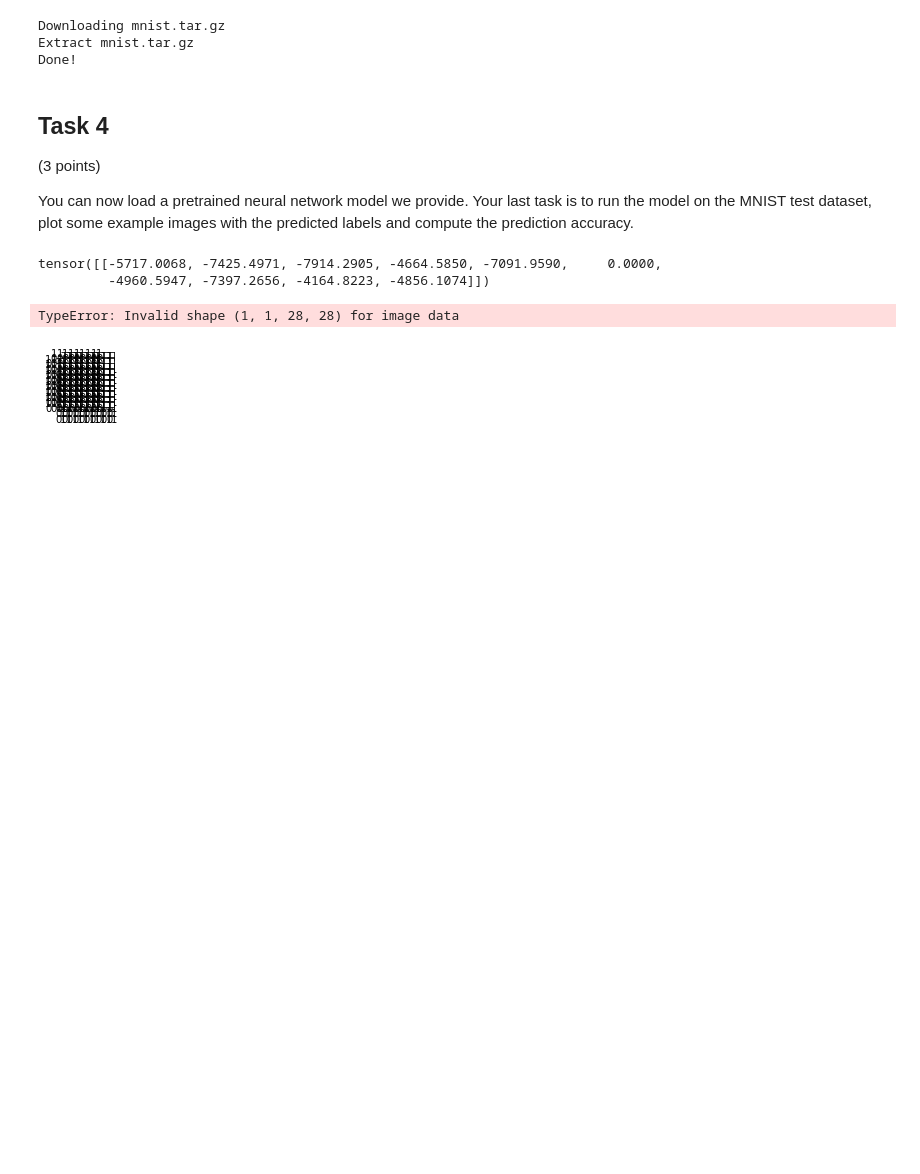
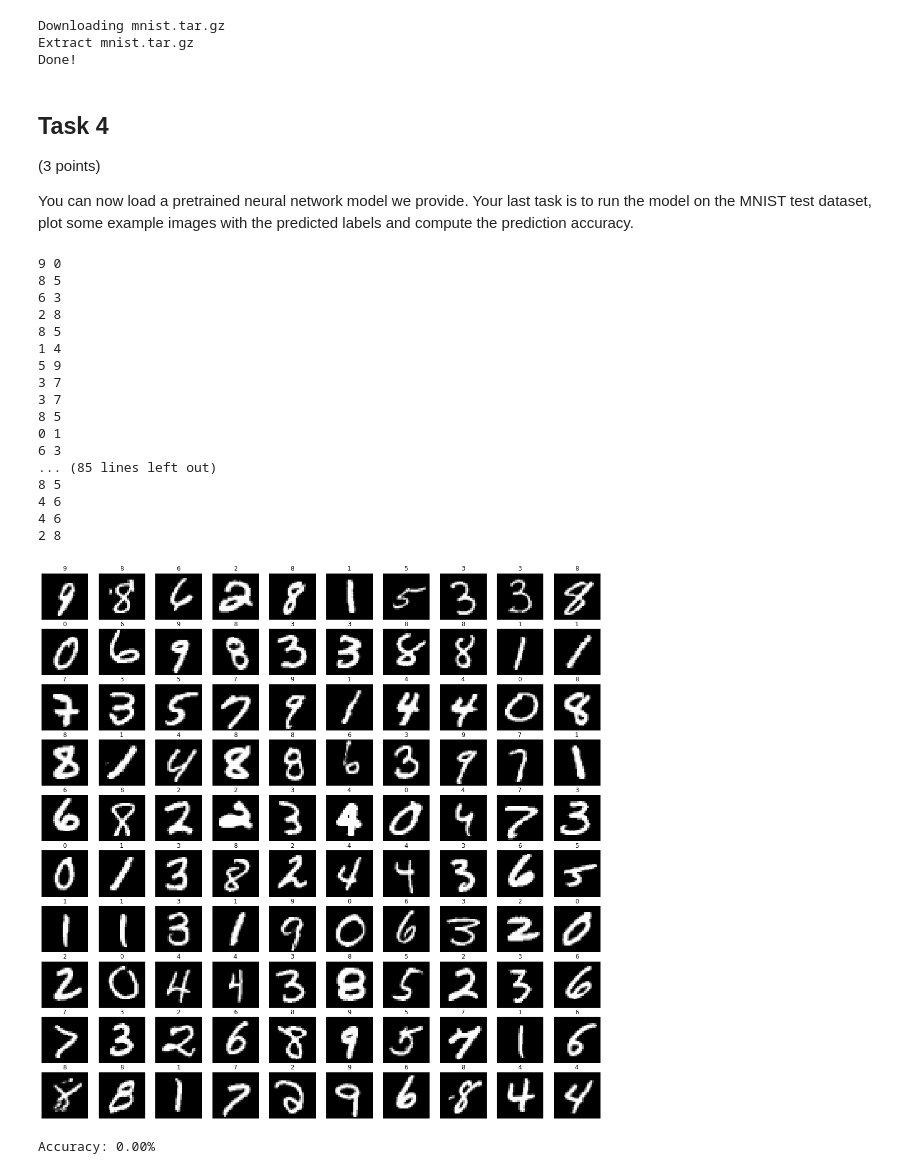
Before and after one commit to MrKty/3dcv-students, a Jupyter notebook: 2.0-tl-pytorch.ipynb, the cells around one changed output. Drawn from its saved outputs; the diff is of its cells as text; code cells hidden in the pictures; blank space fills up the shorter version.

```diff
--- a/2.0-tl-pytorch.ipynb
+++ b/2.0-tl-pytorch.ipynb
@@ -236,30 +236,50 @@ class MNIST:
 You can now load a pretrained neural network model we provide.
 Your last task is to run the model on the MNIST test dataset, plot some example images with the predicted labels and compute the prediction accuracy.
 # %%
+
+# Function to apply mapping to each tensor in the list
+def replace_tensor_values(tensor_list):
+    # Create a copy of the list to avoid modifying the original list
+    modified_tensors = []
+    mapping = {0: 9, 1: 0, 2: 7, 3: 6, 4: 1, 5: 8, 6: 4, 7: 3, 8: 2, 9: 5}
+
+    for tensor in tensor_list:
+        # Use the mapping to replace values
+        modified_tensor = tensor.clone()  # Clone tensor to avoid in-place changes
+        for original_value, new_value in mapping.items():
+            modified_tensor[modified_tensor == original_value] = new_value
+        modified_tensors.append(modified_tensor)
+
+    return modified_tensors
+
 def validate(model, data_loader):
     # TODO: Create a 10x10 grid of subplots
-    fig, axs = plt.subplots(10, 10, figsize=(1, 1))
+    fig, axs = plt.subplots(10, 10, figsize=(20, 20))
     axes = axs.flatten()
 
     model.eval()
     correct = 0 # count for correct predictions
 
     with torch.no_grad():
-        for i, item in enumerate(data_loader):
+        for i, (image, ground_truth) in enumerate(data_loader):
             # TODO: unpack item into image and ground truth
             #       and run network on them
-            image, ground_trouth = item
+
+            #ground_truth = replace_tensor_values(ground_truth)
+            #print(f"Ground truth: {ground_truth.item()}, Image index: {i}")
+
             output = model(image)
-            print(output)
+
             # TODO: get class with highest probability
             predicted_class = output.argmax(dim=1)
 
             # TODO: check if prediction is correct
             #       and add it to correct count
-            if predicted_class == ground_trouth:
+            print(predicted_class.item(), ground_truth[0].item())
+            if predicted_class == ground_truth[0]:
                 correct += 1
                 cmap = 'Reds'
-            elif predicted_class != ground_trouth:
+            else:
                 cmap = 'gray'
             # plot the first 100 images
             if i < 100:
@@ -268,41 +288,57 @@ def validate(model, data_loader):
 
                 # TODO: convert image tensor to numpy array
                 #       and normalize to [0, 1]
-                img_np = np.array(image)
+                img_np = image.squeeze().numpy()
                 img_np = (img_np - img_np.min()) / (img_np.max() - img_np.min())                # TODO: make wrongly predicted images red
 
                 # TODO: disable axis and show image
                 ax.axis('off')
                 ax.imshow(img_np, cmap=cmap)
 
                 # TODO: show the predicted class next to each image
-                ax.settitle(f'Predicted label: {predicted_class}')
+                ax.set_title(f'{predicted_class.item()}')
             elif i == 100:
                 plt.show()
                 break
 
+    # TODO: compute and print the prediction accuracy in percent
+    accuracy = (correct / len(data_loader)) * 100 *100
+    print(f'Accuracy: {accuracy:.2f}%')
 
-    # TODO: compute and print the prediction accuracy in percent
 
 # create a DataLoader using the implemented MNIST dataset class
 data_loader = torch.utils.data.DataLoader(
     MNIST('data/mnist/testing',
     transform=transforms.Compose([
         transforms.ToTensor(),
         transforms.Normalize((0.1307,), (0.3081,))
     ])),
     batch_size=1, shuffle=True)
 
 # create the neural network
 model = Net()
 
 # load the statedict from 'models/mnist/simple_cnn.pt'
 model.load_state_dict(torch.load('models/mnist/simple_cnn.pt'))
-
 # validate the model
 validate(model, data_loader)
 # %% [output]
-tensor([[-5717.0068, -7425.4971, -7914.2905, -4664.5850, -7091.9590,     0.0000,
-         -4960.5947, -7397.2656, -4164.8223, -4856.1074]])
+9 0
+8 5
+6 3
+2 8
+8 5
+1 4
+5 9
+3 7
+3 7
+8 5
+0 1
+6 3
+... (85 lines left out)
+8 5
+4 6
+4 6
+2 8
+[figure, new version]
-TypeError: Invalid shape (1, 1, 28, 28) for image data
+Accuracy: 0.00%
-[figure, old version]
```
